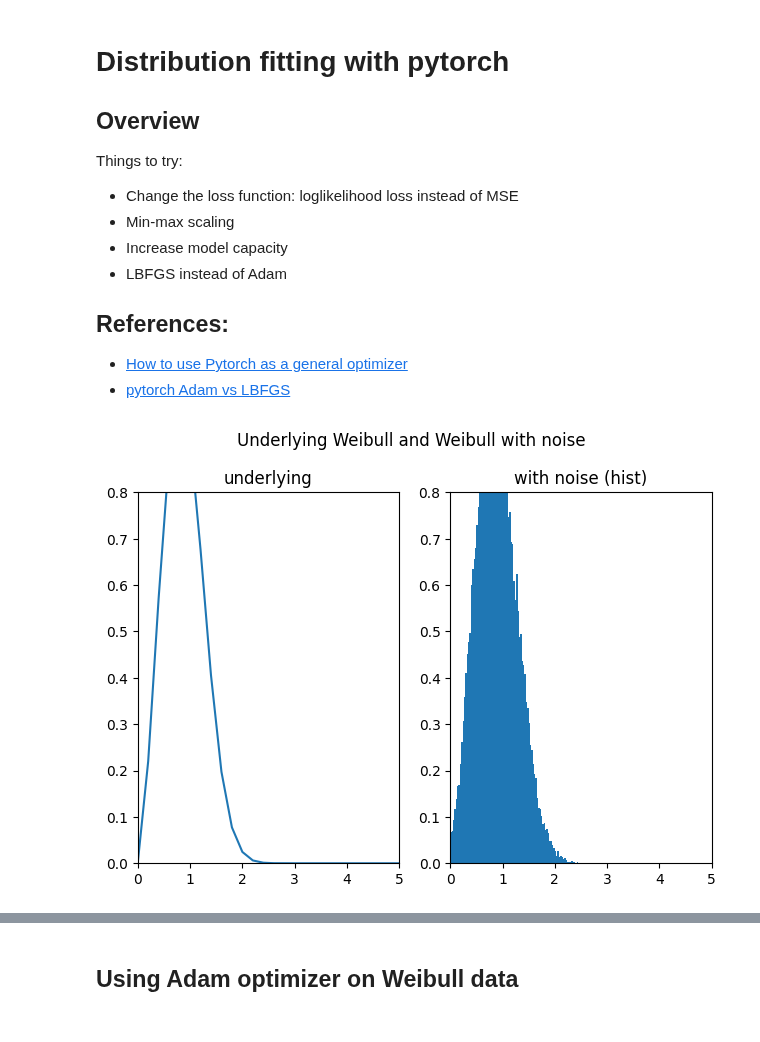
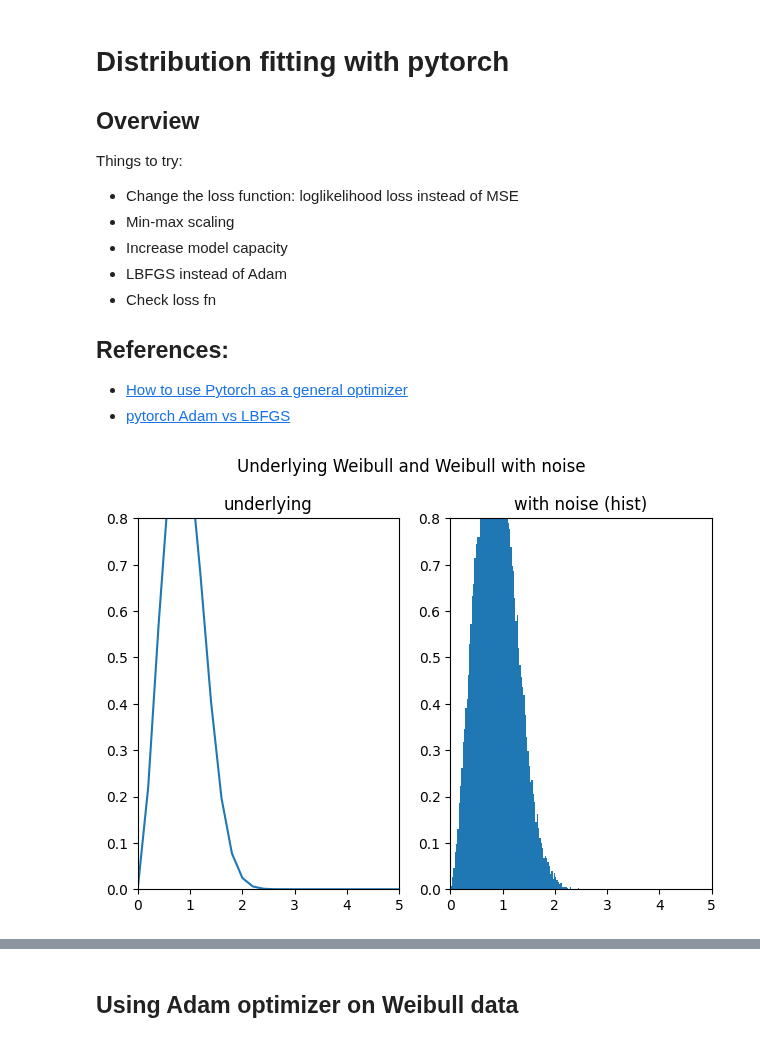
Before and after one commit to nayefahmad/ml-notes, a Jupyter notebook: 2023-05-02-pytorch-distribution-fitting.ipynb, the cells around one changed output, grey strips where cells are left out. Saved outputs shown, nothing was run; the diff lists cells and outputs as text; code cells hidden in the pictures.

```diff
--- a/2023-05-02-pytorch-distribution-fitting.ipynb
+++ b/2023-05-02-pytorch-distribution-fitting.ipynb
@@ -8,6 +8,7 @@ Things to try:
 - Min-max scaling
 - Increase model capacity
 - LBFGS instead of Adam
+- Check loss fn
 
 
 ## References:
@@ -31,33 +32,33 @@ scale = 1
 # %%
 #generate points for weibull, set location parameter to 0 - this is 2-parameter because loc is 0
 weibull_data = weibull_min.rvs(c=shape, scale=scale, loc=0, size=n)
 
 #add noise, mean = 0, sd = 0.1 for the same sample size
-noise = np.random.normal(0, .1, n)
+noise = np.random.normal(0, 0, n)  # todo: add noise
 weibull_data = weibull_data + noise
 #all positive data
 weibull_data = np.abs(weibull_data) + 1e-4
 
 #generate the x values to be used for generating the pdf
 curve_x = np.linspace(0, 200, 1000)
 #generate the pdf with the same parameters that were used for generating the data
 weibull_pdf = weibull_min.pdf(curve_x, shape, scale=scale)
 
 title='Underlying Weibull and Weibull with noise'
 subs = ['underlying', 'with noise (hist)']
 fig, ax = plt.subplots(1, 2)
 ax[0].plot(curve_x, weibull_pdf)
 ax[1].hist(weibull_data, bins=100, density=True)
 
 for idx in range(2):
     ax[idx].set_xlim(0, 5)
     ax[idx].set_ylim(0, .80)
     ax[idx].set_title(subs[idx])
 plt.suptitle(title)
 fig.tight_layout()
 fig.show()
 # %% [output]
-[figure, old version]
+[figure, new version]
 # %%
 #generate non-weibull data, following beta distribution
 beta_data = beta.rvs(a=8, b=1, size=n)
```
Also changed, not shown: parts of 11 cells of this notebook.
